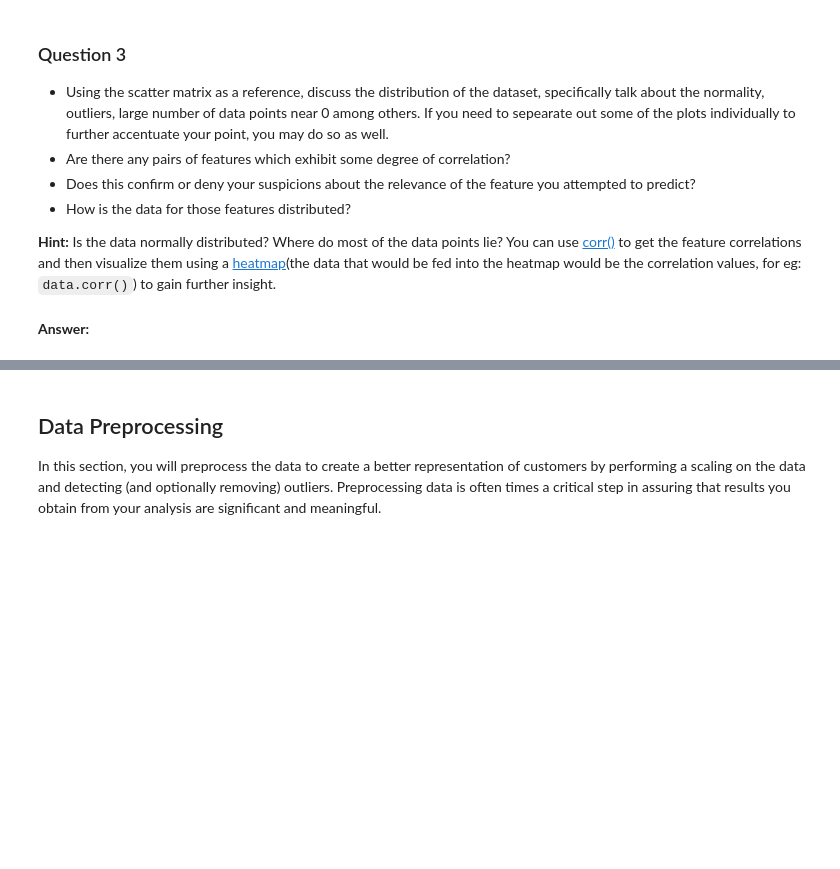
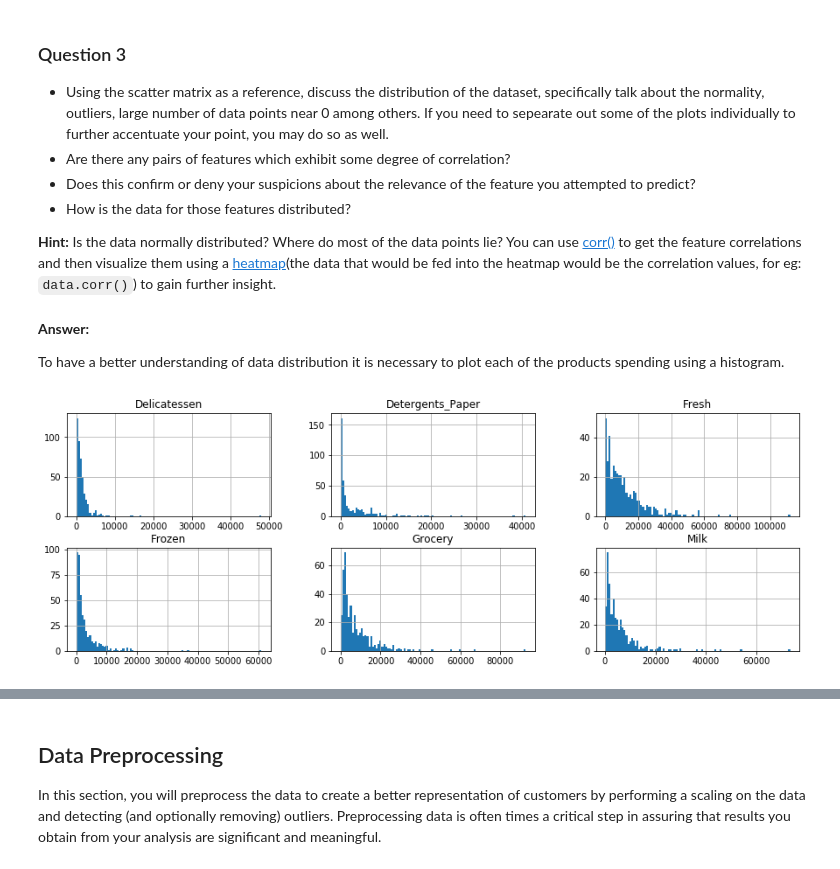
Before and after one commit to falrrema/ML_Nanodegree, a Jupyter notebook: P4_CustomerSegments/customer_segments.ipynb, the cells around one changed output, grey strips where cells are left out. Drawn from its saved outputs; the diff is of its cells as text; code cells hidden in the pictures; blank space fills up the shorter version.

```diff
--- a/P4_CustomerSegments/customer_segments.ipynb
+++ b/P4_CustomerSegments/customer_segments.ipynb
@@ -153,5 +158,11 @@ pd.scatter_matrix(data, alpha = 0.3, figsize = (14,8), diagonal = 'kde');
 * How is the data for those features distributed?
 
 **Hint:** Is the data normally distributed? Where do most of the data points lie? You can use [corr()](https://pandas.pydata.org/pandas-docs/stable/generated/pandas.DataFrame.corr.html) to get the feature correlations and then visualize them using a [heatmap](http://seaborn.pydata.org/generated/seaborn.heatmap.html)(the data that would be fed into the heatmap would be the correlation values, for eg: `data.corr()`) to gain further insight.
-# %% [markdown]
-**Answer:**
+# %% [markdown]
+**Answer:**
+
+To have a better understanding of data distribution it is necessary to plot each of the products spending using a histogram.
+# %%
+hist = data.hist(bins=100, layout = [2,3], figsize = [15,5])
+# %% [output]
+[figure, added]
```
Also changed, not shown: parts of 7 cells of this notebook.
